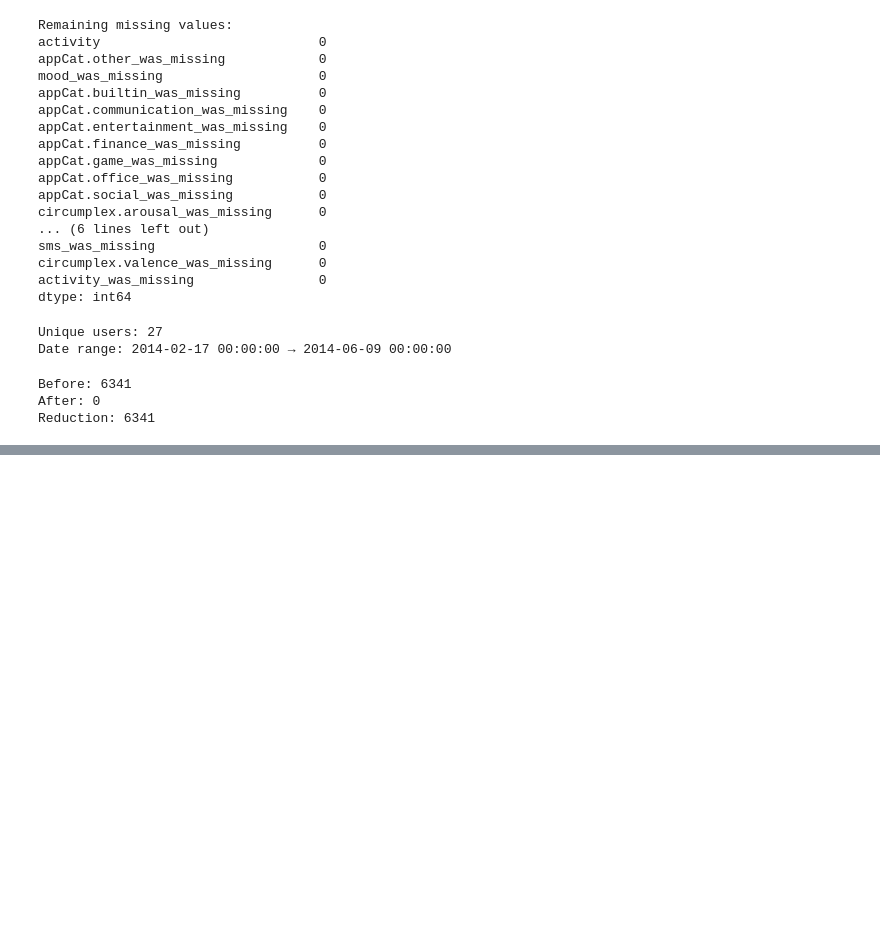
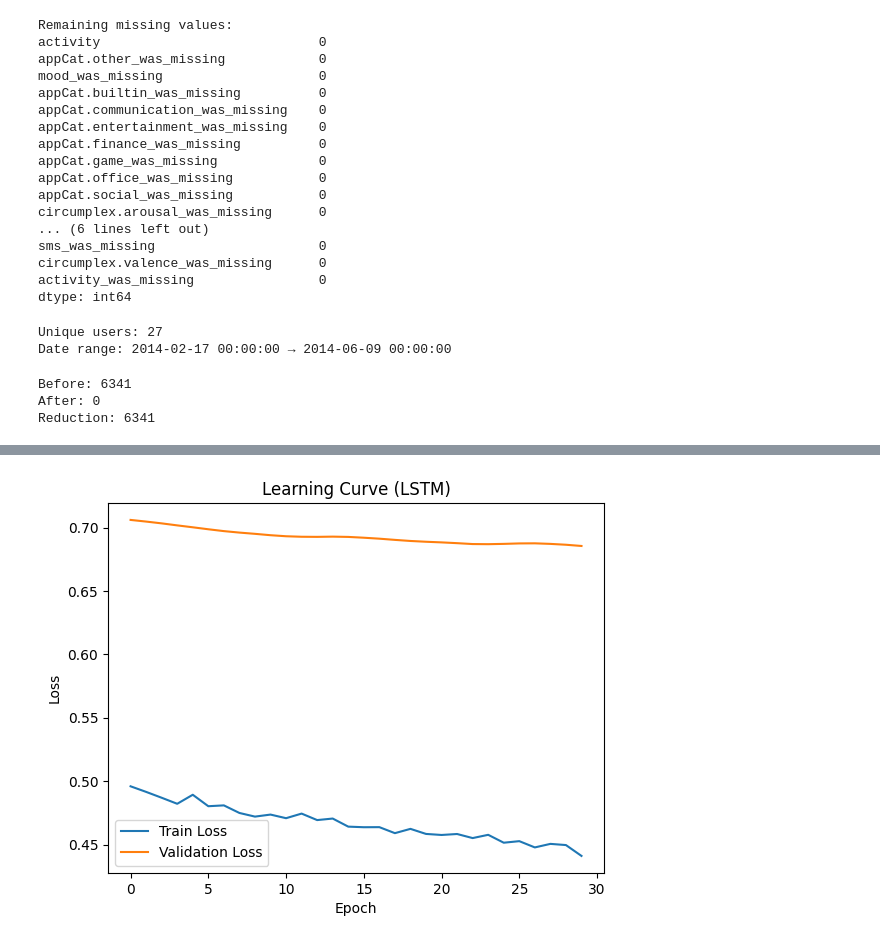
Before and after one commit to amee342/DataMining, a Jupyter notebook: data_exploratory_raghav.ipynb, the cells around one changed output, grey strips where cells are left out. Saved outputs shown, nothing was run; the diff lists cells and outputs as text; code cells hidden in the pictures; blank space fills up the shorter version.

Commit message:
Classification working using LSTM

```diff
--- a/data_exploratory_raghav.ipynb
+++ b/data_exploratory_raghav.ipynb
@@ -517,0 +546,12 @@ Reduction: 6341
+# %%
+from sklearn.preprocessing import StandardScaler
+
+df_tem[features] = df_tem.groupby(level=0, group_keys=False)[features].apply(
+    lambda x: pd.DataFrame(
+        StandardScaler().fit_transform(x),
+        index=x.index,
+        columns=x.columns
+    )
+)
+df_tem['mood_rolling_mean_3'] = df_tem.groupby(level=0)['mood'].rolling(3).mean().reset_index(level=0, drop=True)
+df_tem['mood_diff'] = df_tem.groupby(level=0)['mood'].diff()
@@ -517,0 +581,22 @@ Reduction: 6341
+# %%
+split = int(0.8 * len(X))
+
+X_train, X_test = X[:split], X[split:]
+y_train, y_test = y[:split], y[split:]
+# %%
+import torch
+import torch.nn as nn
+
+class MoodLSTM(nn.Module):
+    def __init__(self, input_size, hidden_size=64, num_classes=3):
+        super().__init__()
+        self.lstm = nn.LSTM(input_size, hidden_size, batch_first=True)
+        self.dropout = nn.Dropout(0.3)
+        self.fc = nn.Linear(hidden_size, num_classes)
+
+    def forward(self, x):
+        _, (hidden, _) = self.lstm(x)
+        out = self.dropout(hidden[-1])
+        return self.fc(out)
+
+model = MoodLSTM(input_size=X.shape[2])
@@ -517,0 +676,11 @@ Reduction: 6341
+# %%
+plt.figure()
+plt.plot(train_losses, label="Train Loss")
+plt.plot(val_losses, label="Validation Loss")
+plt.xlabel("Epoch")
+plt.ylabel("Loss")
+plt.title("Learning Curve (LSTM)")
+plt.legend()
+plt.show()
+# %% [output]
+[figure, added]
```
Also changed, not shown: parts of 10 cells of this notebook.
